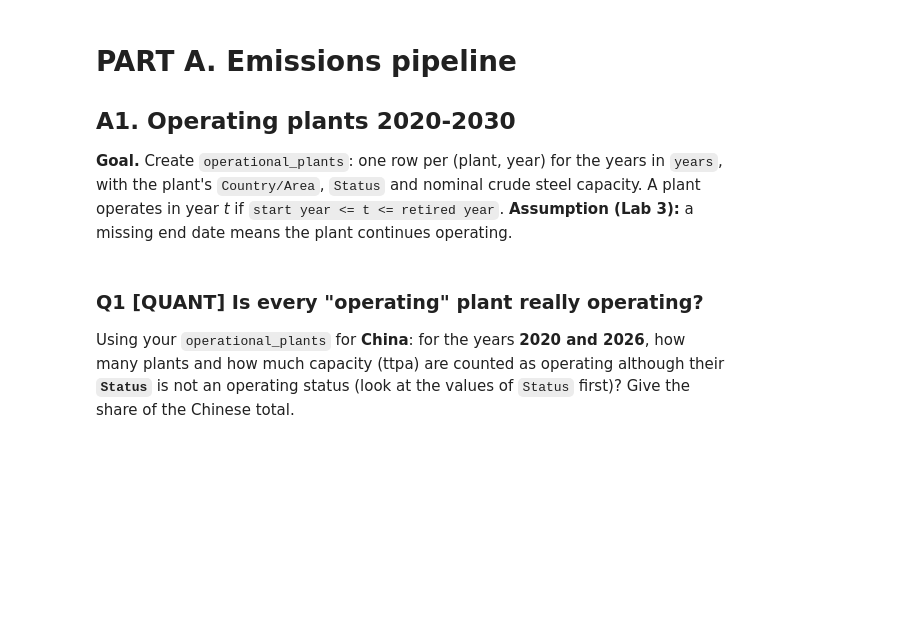
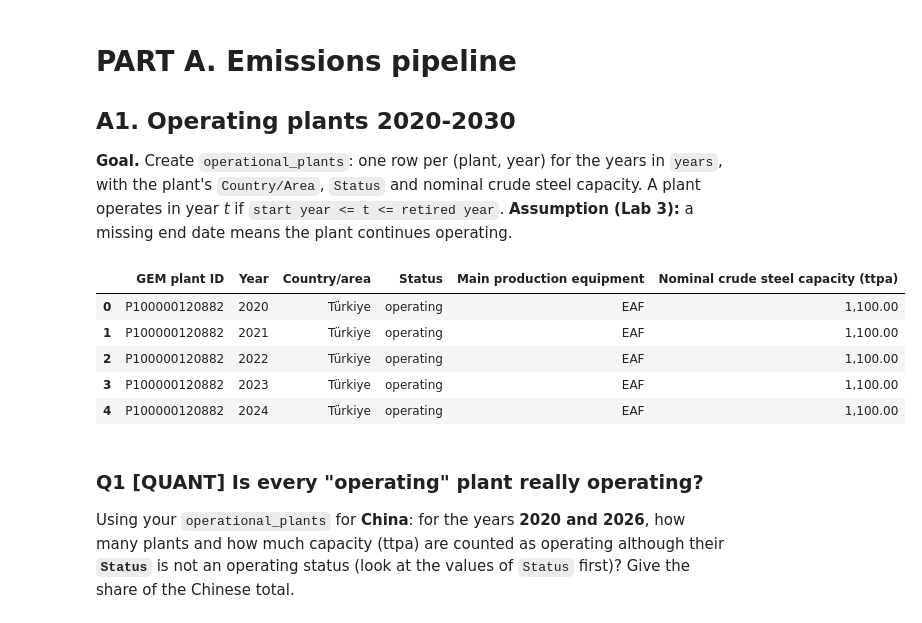
Before and after one commit to oceanetanios/lab3-lebard-lebihan-tanguy-tanios, a Jupyter notebook: lab3.ipynb, the cells around one changed output. Drawn from its saved outputs; the diff is of its cells as text; code cells hidden in the pictures; blank space fills up the shorter version.

```diff
--- a/lab3.ipynb
+++ b/lab3.ipynb
@@ -86,7 +86,30 @@ FileNotFoundError: Dataset not found at C:\Users\ocean\OneDrive\academics\2026-2
 **Goal.** Create `operational_plants`: one row per (plant, year) for the years in `years`, with the plant's `Country/Area`, `Status` and nominal crude steel capacity.
 A plant operates in year *t* if `start year <= t <= retired year`. **Assumption (Lab 3):** a missing end date means the plant continues operating.
 # %%
-# your code here
+def to_year(s):
+    return pd.to_numeric(s.astype(str).str[:4], errors="coerce")
+
+# retired date is only in the plant sheet so grab it from there
+plants = capacity_data.merge(plant_data[["GEM plant ID", "Retired date"]], on="GEM plant ID", how="left")
+plants["start_year"] = to_year(plants["Start date"])
+plants["end_year"] = to_year(plants["Retired date"]).fillna(9999)  # no end date = still running
+plants["Nominal crude steel capacity (ttpa)"] = pd.to_numeric(plants["Nominal crude steel capacity (ttpa)"], errors="coerce")
+
+operational_plants = (
+    plants.merge(pd.DataFrame({"Year": years}), how="cross")
+    .query("start_year <= Year <= end_year")
+    [["GEM plant ID", "Year", "Country/area", "Status", "Main production equipment", "Nominal crude steel capacity (ttpa)"]]
+    .reset_index(drop=True)
+)
+
+operational_plants.head()
+# %% [output]
+|  | GEM plant ID | Year | Country/area | Status | Main production equipment | Nominal crude steel capacity (ttpa) |
+| 0 | P100000120882 | 2020 | Türkiye | operating | EAF | 1,100.00 |
+| 1 | P100000120882 | 2021 | Türkiye | operating | EAF | 1,100.00 |
+| 2 | P100000120882 | 2022 | Türkiye | operating | EAF | 1,100.00 |
+| 3 | P100000120882 | 2023 | Türkiye | operating | EAF | 1,100.00 |
+| 4 | P100000120882 | 2024 | Türkiye | operating | EAF | 1,100.00 |
 # %% [markdown]
 ### Q1 [QUANT] Is every "operating" plant really operating?
 
```
Also changed, not shown: parts of 31 cells of this notebook, 4 other files.
